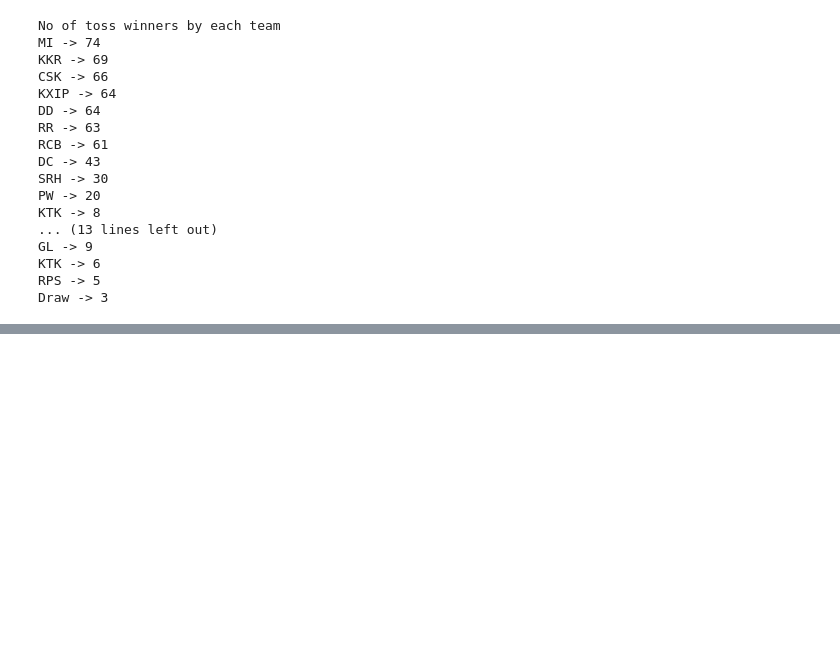
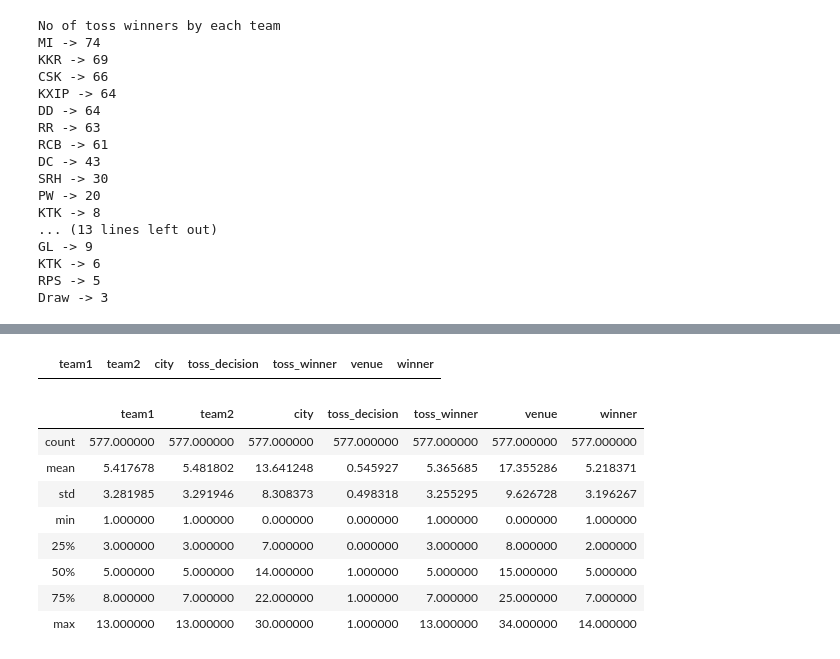
Before and after one commit to ychokhani7/Cricket_Match_Predictor, a Jupyter notebook: library/IPL.ipynb, the cells around one changed output, grey strips where cells are left out. Cells and saved outputs as stored; diff of their text form; code cells hidden in the pictures; blank space fills up the shorter version.

Commit message:
Add files via upload
Data preprocessing

```diff
--- a/library/IPL.ipynb
+++ b/library/IPL.ipynb
@@ -140,0 +176,24 @@ Draw -> 3
+# %%
+#Find cities which are null
+df[pd.isnull(df['city'])]
+# %% [output]
+|  | team1 | team2 | city | toss_decision | toss_winner | venue | winner |
+# %%
+#building predictive model
+from sklearn.preprocessing import LabelEncoder
+var_mod = ['city','toss_decision','venue']
+le = LabelEncoder()
+for i in var_mod:
+    df[i] = le.fit_transform(df[i])
+df.dtypes
+df.describe()
+# %% [output]
+|  | team1 | team2 | city | toss_decision | toss_winner | venue | winner |
+| count | 577.000000 | 577.000000 | 577.000000 | 577.000000 | 577.000000 | 577.000000 | 577.000000 |
+| mean | 5.417678 | 5.481802 | 13.641248 | 0.545927 | 5.365685 | 17.355286 | 5.218371 |
+| std | 3.281985 | 3.291946 | 8.308373 | 0.498318 | 3.255295 | 9.626728 | 3.196267 |
+| min | 1.000000 | 1.000000 | 0.000000 | 0.000000 | 1.000000 | 0.000000 | 1.000000 |
+| 25% | 3.000000 | 3.000000 | 7.000000 | 0.000000 | 3.000000 | 8.000000 | 2.000000 |
+| 50% | 5.000000 | 5.000000 | 14.000000 | 1.000000 | 5.000000 | 15.000000 | 5.000000 |
+| 75% | 8.000000 | 7.000000 | 22.000000 | 1.000000 | 7.000000 | 25.000000 | 7.000000 |
+| max | 13.000000 | 13.000000 | 30.000000 | 1.000000 | 13.000000 | 34.000000 | 14.000000 |
```
Also changed, not shown: parts of 3 cells of this notebook.
